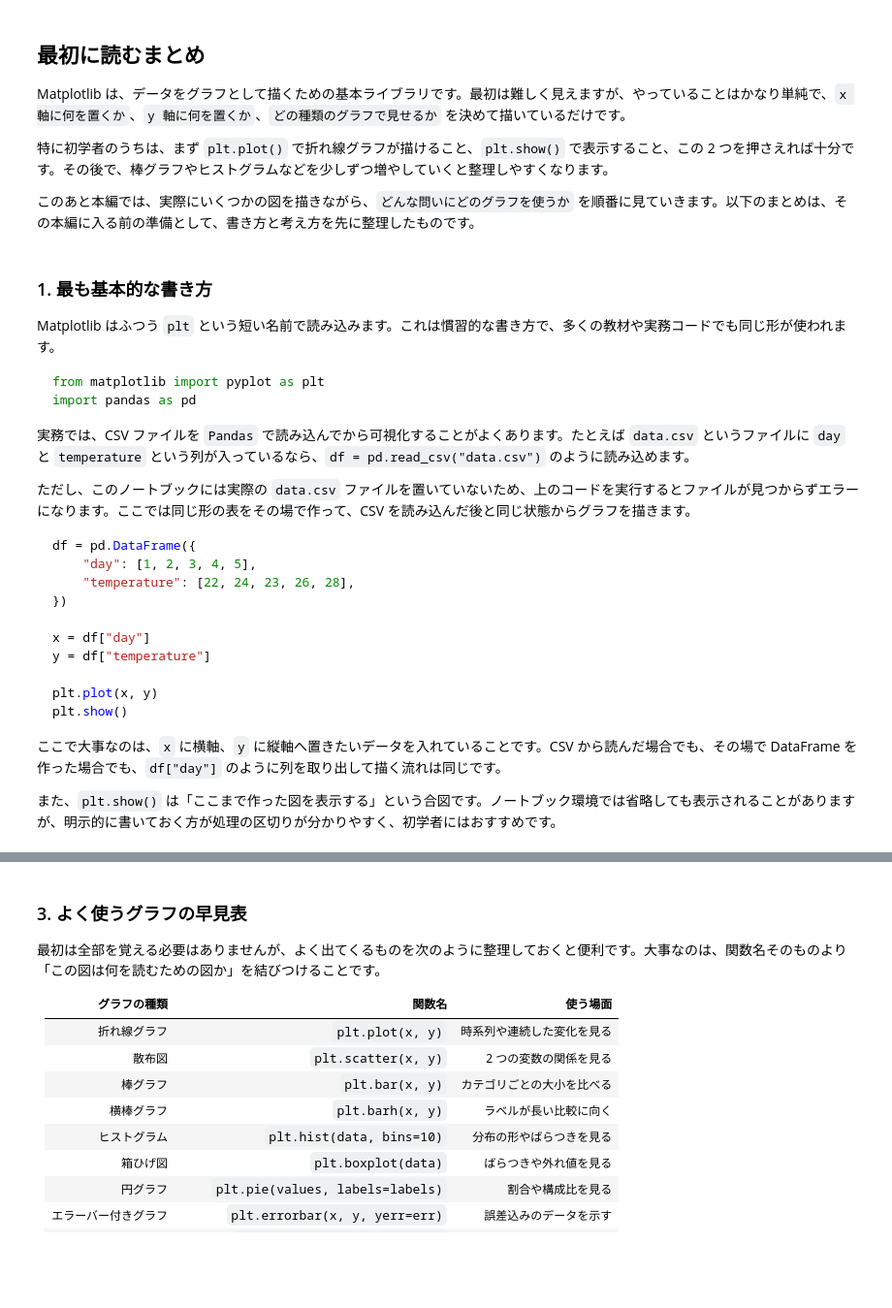
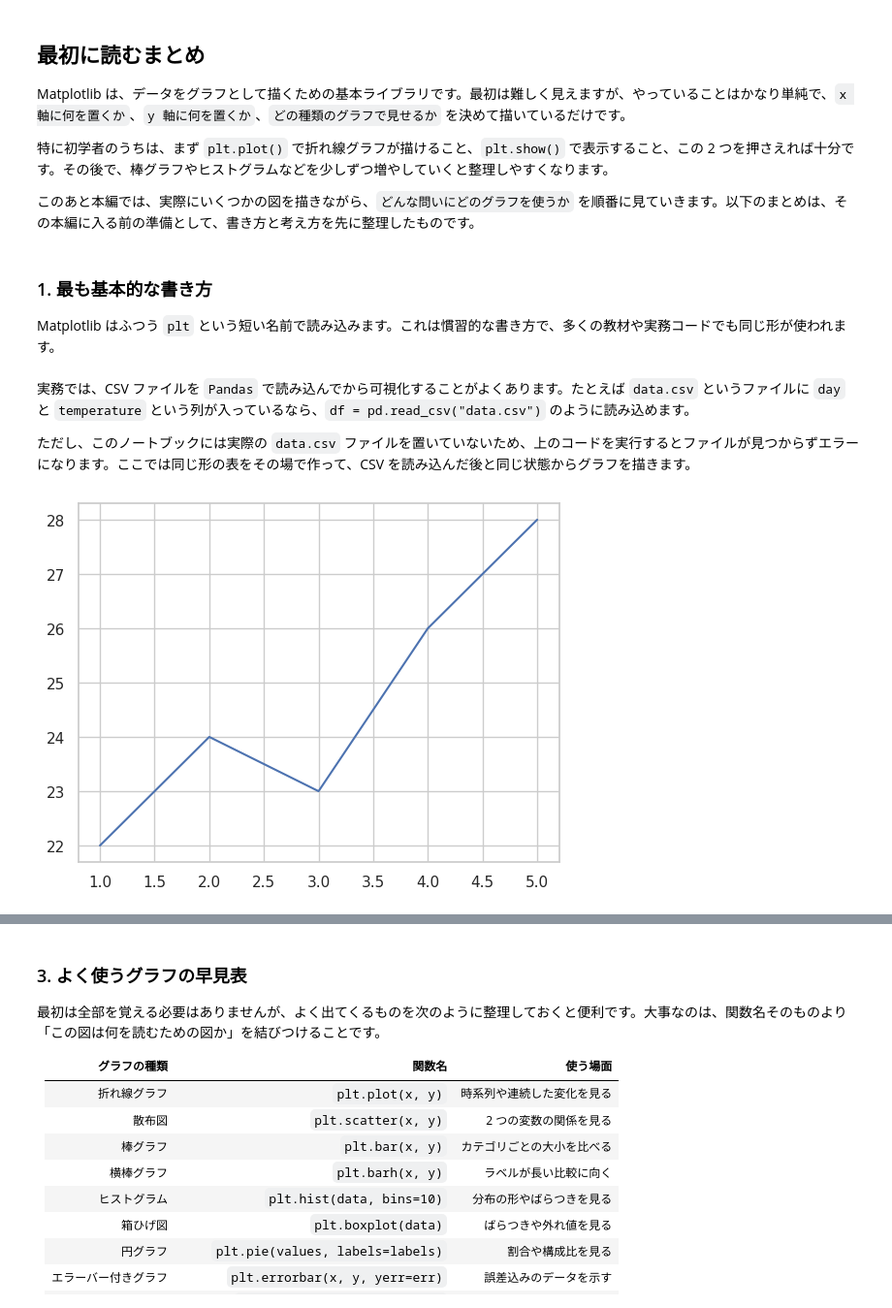
Before and after one commit to mani1261790/Noema, a Jupyter notebook: content/notebooks/core/python/matplotlib-seaborn.ipynb, the cells around one changed output, grey strips where cells are left out. Shown at 97% size. Saved outputs shown, nothing was run; the diff lists cells and outputs as text; code cells hidden in the pictures; blank space fills up the shorter version.

````diff
--- a/content/notebooks/core/python/matplotlib-seaborn.ipynb
+++ b/content/notebooks/core/python/matplotlib-seaborn.ipynb
@@ -12,33 +12,7 @@ Matplotlib は、データをグラフとして描くための基本ライブラ
 特に初学者のうちは、まず `plt.plot()` で折れ線グラフが描けること、`plt.show()` で表示すること、この 2 つを押さえれば十分です。その後で、棒グラフやヒストグラムなどを少しずつ増やしていくと整理しやすくなります。
 
 このあと本編では、実際にいくつかの図を描きながら、`どんな問いにどのグラフを使うか` を順番に見ていきます。以下のまとめは、その本編に入る前の準備として、書き方と考え方を先に整理したものです。
-# %% [markdown]
-### 1. 最も基本的な書き方
-
-Matplotlib はふつう `plt` という短い名前で読み込みます。これは慣習的な書き方で、多くの教材や実務コードでも同じ形が使われます。
-
-```python
-from matplotlib import pyplot as plt
-import pandas as pd
-```
-
-実務では、CSV ファイルを `Pandas` で読み込んでから可視化することがよくあります。たとえば `data.csv` というファイルに `day` と `temperature` という列が入っているなら、`df = pd.read_csv("data.csv")` のように読み込めます。
-
-ただし、このノートブックには実際の `data.csv` ファイルを置いていないため、上のコードを実行するとファイルが見つからずエラーになります。ここでは同じ形の表をその場で作って、CSV を読み込んだ後と同じ状態からグラフを描きます。
-
-```python
-df = pd.DataFrame({
-    "day": [1, 2, 3, 4, 5],
-    "temperature": [22, 24, 23, 26, 28],
-})
-
-x = df["day"]
-y = df["temperature"]
-
-plt.plot(x, y)
-plt.show()
-```
-
-ここで大事なのは、`x` に横軸、`y` に縦軸へ置きたいデータを入れていることです。CSV から読んだ場合でも、その場で DataFrame を作った場合でも、`df["day"]` のように列を取り出して描く流れは同じです。
-
-また、`plt.show()` は「ここまで作った図を表示する」という合図です。ノートブック環境では省略しても表示されることがありますが、明示的に書いておく方が処理の区切りが分かりやすく、初学者にはおすすめです。
+# %% [markdown]
+### 1. 最も基本的な書き方
+
+Matplotlib はふつう `plt` という短い名前で読み込みます。これは慣習的な書き方で、多くの教材や実務コードでも同じ形が使われます。
@@ -44,0 +22,17 @@ plt.show()
+# %% [markdown]
+実務では、CSV ファイルを `Pandas` で読み込んでから可視化することがよくあります。たとえば `data.csv` というファイルに `day` と `temperature` という列が入っているなら、`df = pd.read_csv("data.csv")` のように読み込めます。
+
+ただし、このノートブックには実際の `data.csv` ファイルを置いていないため、上のコードを実行するとファイルが見つからずエラーになります。ここでは同じ形の表をその場で作って、CSV を読み込んだ後と同じ状態からグラフを描きます。
+# %%
+df = pd.DataFrame({
+    "day": [1, 2, 3, 4, 5],
+    "temperature": [22, 24, 23, 26, 28],
+})
+
+x = df["day"]
+y = df["temperature"]
+
+plt.plot(x, y)
+plt.show()
+# %% [output]
+[figure, added]
````
Also changed, not shown: parts of 12 cells of this notebook.
